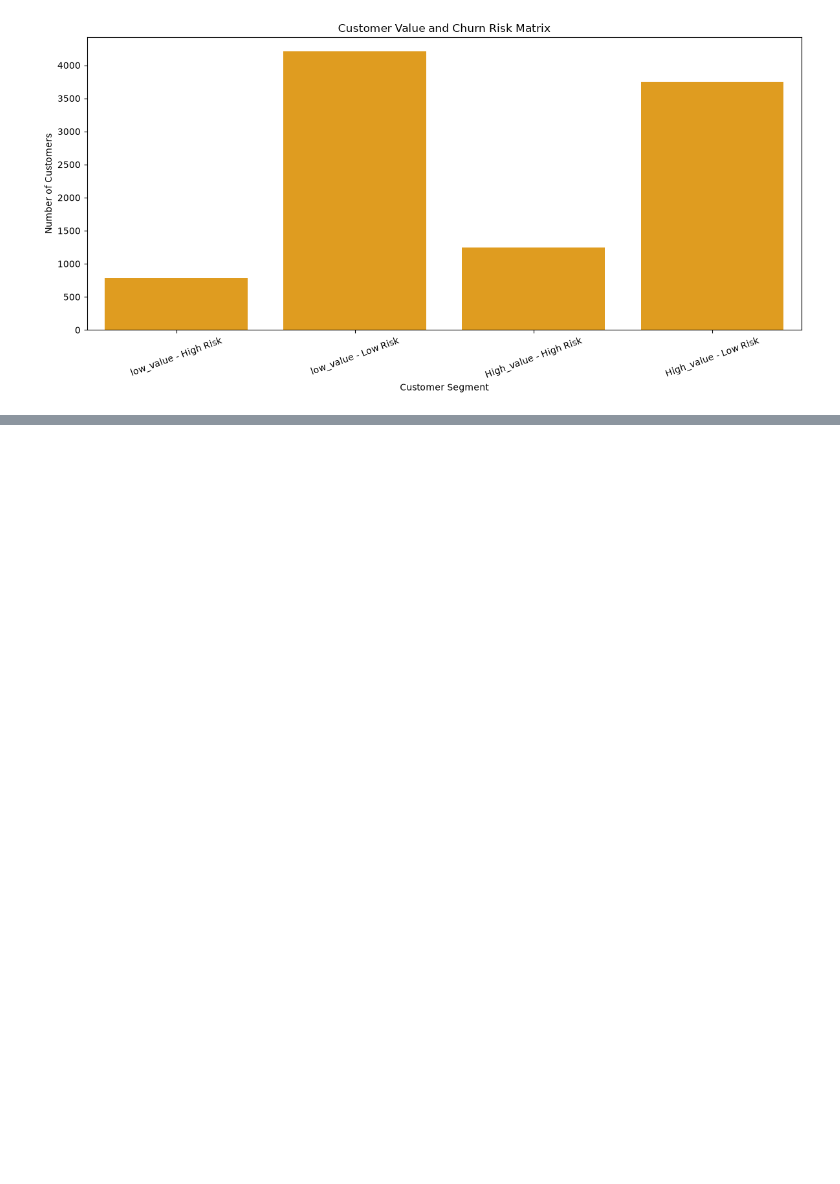
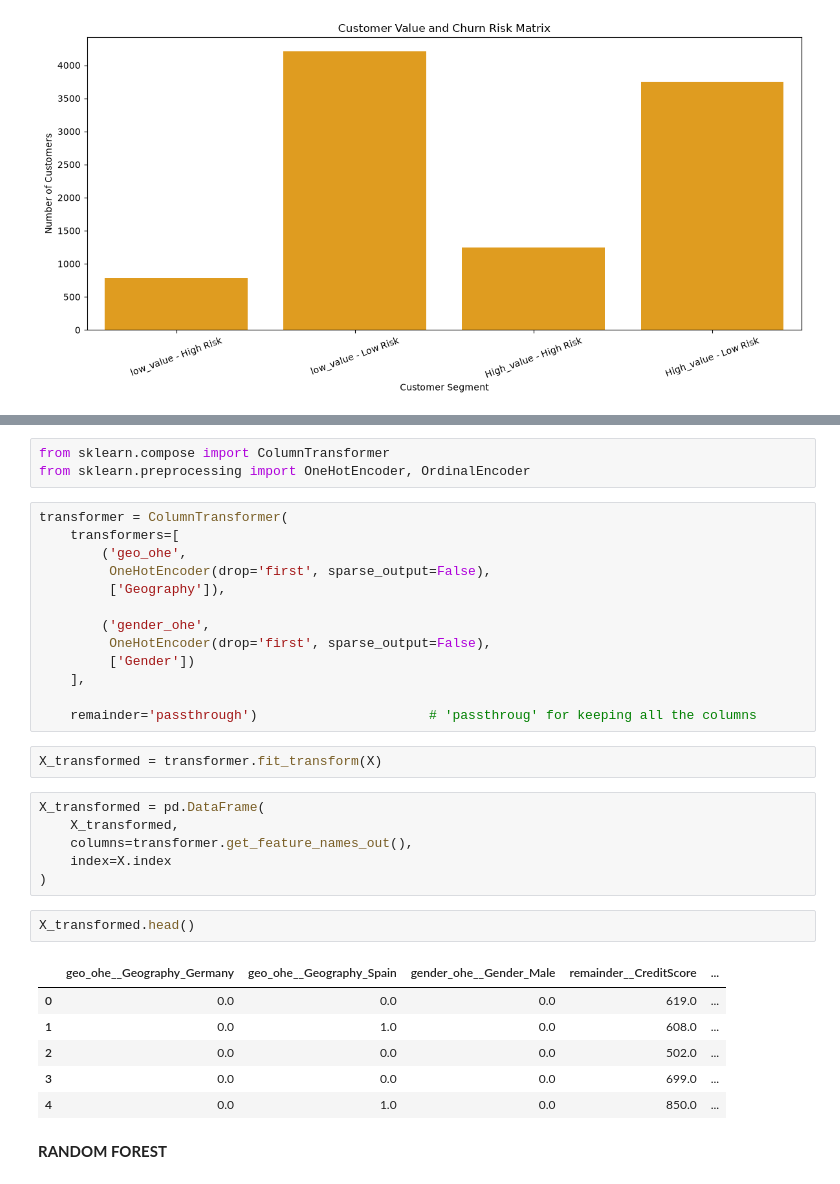
Before and after one commit to OmarSakibSiam/Banking-Customer-Intelligence-Platform-Churn-Prediction-Customer-Segmentation-Risk-Analytics, a Jupyter notebook: project.ipynb, the cells around one changed output, grey strips where cells are left out. Saved outputs shown, nothing was run; the diff lists cells and outputs as text; blank space fills up the shorter version.

```diff
--- a/project.ipynb
+++ b/project.ipynb
@@ -545,0 +631,35 @@ plt.show()
+# %%
+from sklearn.compose import ColumnTransformer
+from sklearn.preprocessing import OneHotEncoder, OrdinalEncoder
+# %%
+transformer = ColumnTransformer(
+    transformers=[
+        ('geo_ohe',
+         OneHotEncoder(drop='first', sparse_output=False),
+         ['Geography']),
+
+        ('gender_ohe',
+         OneHotEncoder(drop='first', sparse_output=False),
+         ['Gender'])
+    ],
+
+    remainder='passthrough')                      # 'passthroug' for keeping all the columns
+# %%
+X_transformed = transformer.fit_transform(X)
+# %%
+X_transformed = pd.DataFrame(
+    X_transformed,
+    columns=transformer.get_feature_names_out(),
+    index=X.index
+)
+# %%
+X_transformed.head()
+# %% [output]
+|  | geo_ohe__Geography_Germany | geo_ohe__Geography_Spain | gender_ohe__Gender_Male | remainder__CreditScore | ... |
+| 0 | 0.0 | 0.0 | 0.0 | 619.0 | ... |
+| 1 | 0.0 | 1.0 | 0.0 | 608.0 | ... |
+| 2 | 0.0 | 0.0 | 0.0 | 502.0 | ... |
+| 3 | 0.0 | 0.0 | 0.0 | 699.0 | ... |
+| 4 | 0.0 | 1.0 | 0.0 | 850.0 | ... |
+# %% [markdown]
+**RANDOM FOREST**
```
Also changed, not shown: parts of 18 cells of this notebook.
